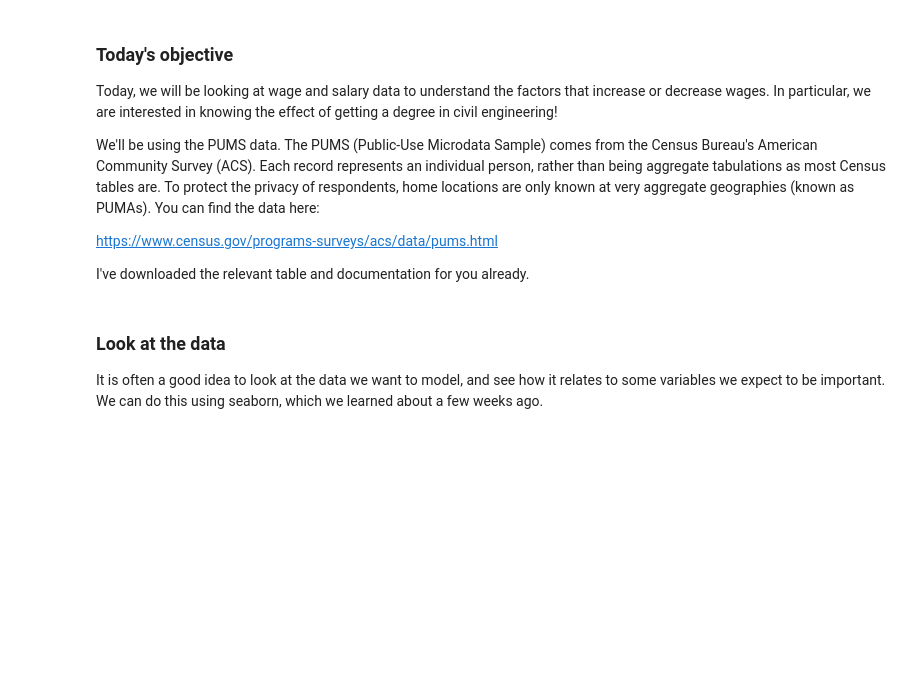
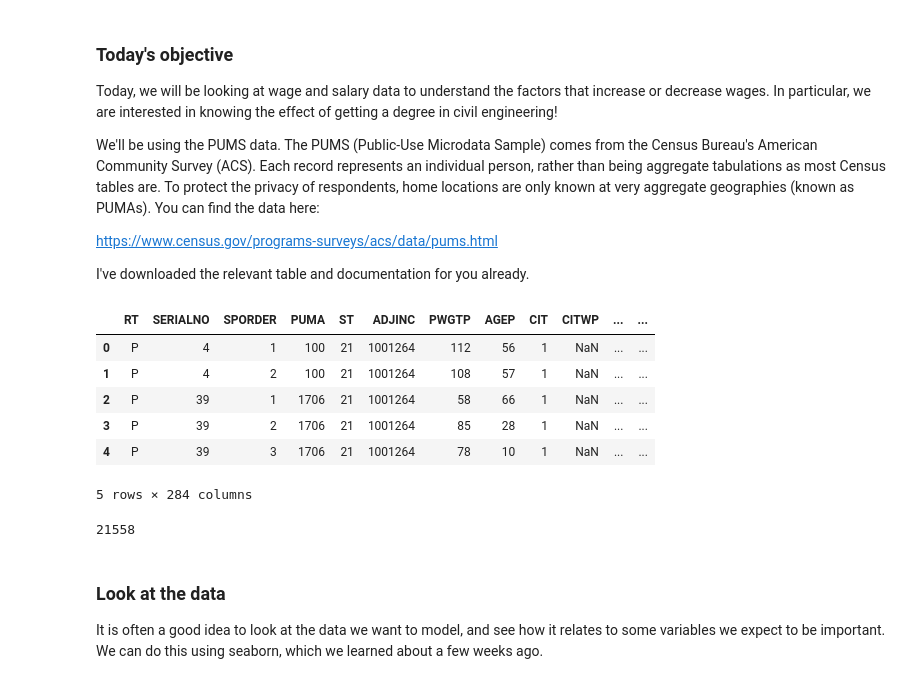
Before and after one commit to uky-transport-data-science/ce599, a Jupyter notebook: 20-Regression 1/Regression 1.ipynb, the cells around one changed output. Saved outputs shown, nothing was run; the diff lists cells and outputs as text; code cells hidden in the pictures; blank space fills up the shorter version.

```diff
--- a/20-Regression 1/Regression 1.ipynb
+++ b/20-Regression 1/Regression 1.ipynb
@@ -56,8 +56,16 @@ import statsmodels.formula.api as smf
 %matplotlib inline
 # %%
 # get the data
-df = pd.read_csv('data/ss15pky.csv')
+df = pd.read_csv('data/csv_pky/ss15pky.csv')
 df.head()
+# %% [output]
+|  | RT | SERIALNO | SPORDER | PUMA | ST | ADJINC | PWGTP | AGEP | CIT | CITWP | ... | ... |
+| 0 | P | 4 | 1 | 100 | 21 | 1001264 | 112 | 56 | 1 | NaN | ... | ... |
+| 1 | P | 4 | 2 | 100 | 21 | 1001264 | 108 | 57 | 1 | NaN | ... | ... |
+| 2 | P | 39 | 1 | 1706 | 21 | 1001264 | 58 | 66 | 1 | NaN | ... | ... |
+| 3 | P | 39 | 2 | 1706 | 21 | 1001264 | 85 | 28 | 1 | NaN | ... | ... |
+| 4 | P | 39 | 3 | 1706 | 21 | 1001264 | 78 | 10 | 1 | NaN | ... | ... |
+5 rows × 284 columns
 # %%
 # keep only the people who have worked within the last 12 months
 '''
@@ -71,6 +79,8 @@ b .N/A (less than 16 years old)
 
 df = df[df['WKL']==1]
 len(df)
+# %% [output]
+21558
 # %% [markdown]
 ### Look at the data
 
```
Also changed, not shown: parts of 21 cells of this notebook, 3 other files.
